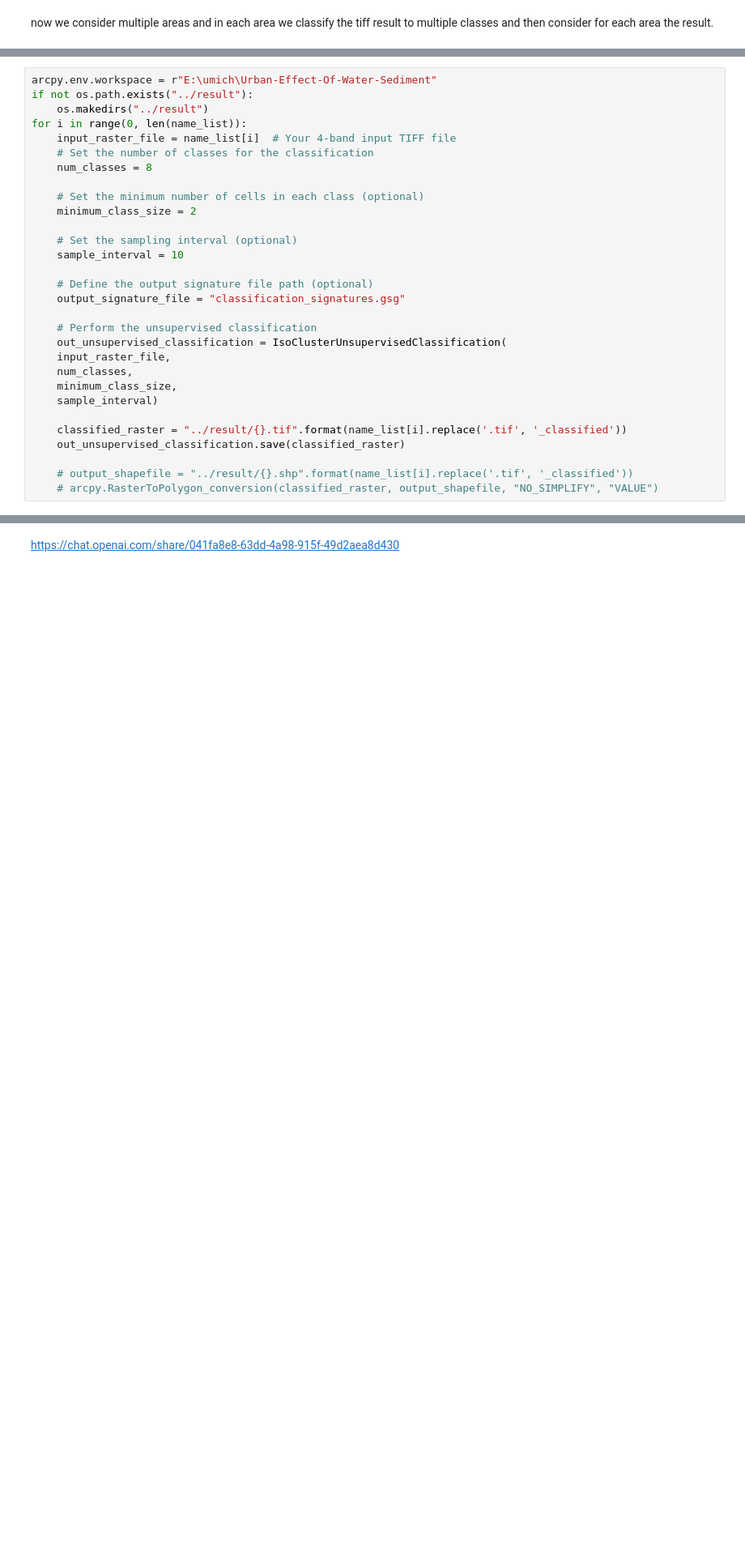
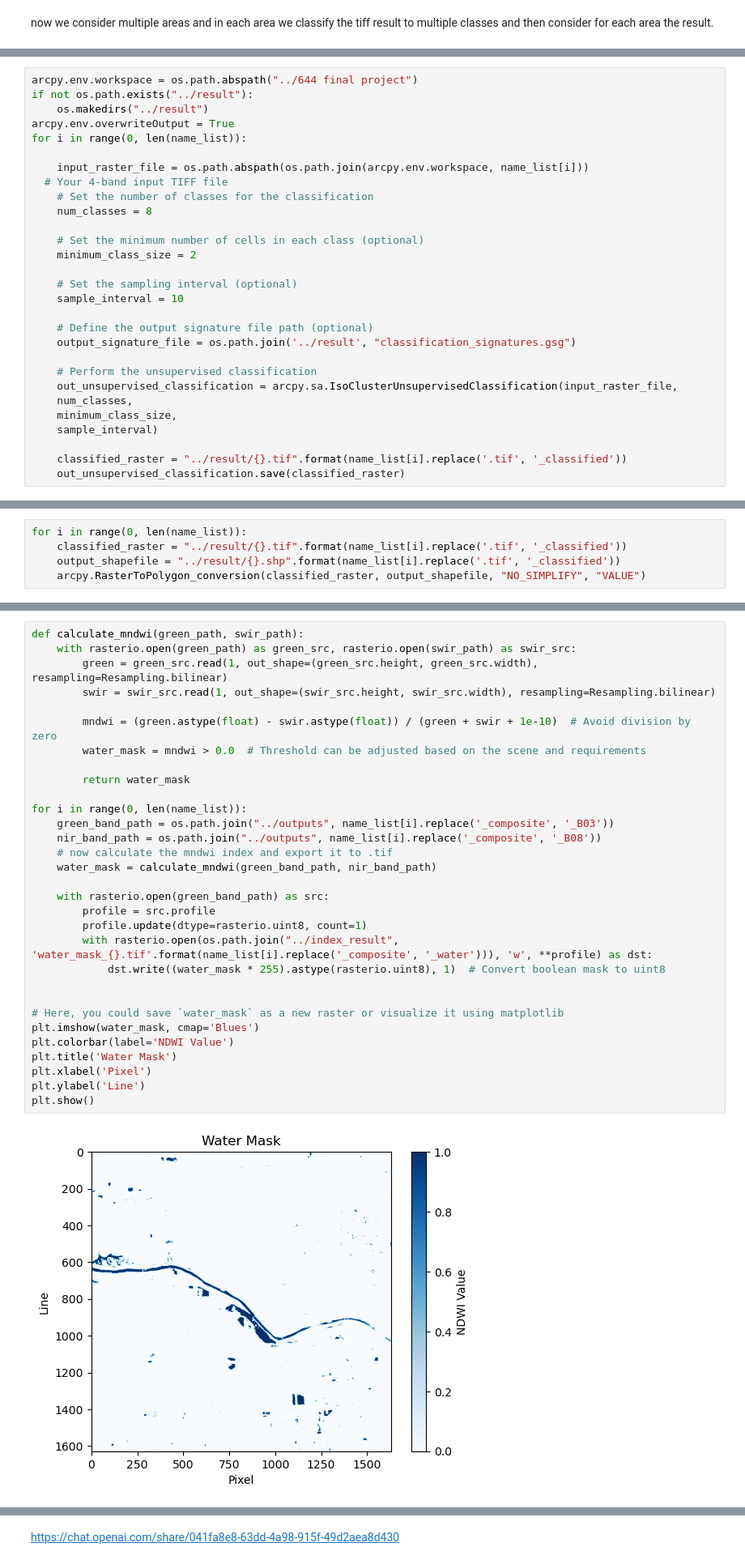
Before and after one commit to sergiozxy/Urban-Effect-Of-Water-Sediment, a Jupyter notebook: final result.ipynb, the cells around one changed output, grey strips where cells are left out. Shown at 81% size. Drawn from its saved outputs; the diff is of its cells as text; blank space fills up the shorter version.

```diff
--- a/final result.ipynb
+++ b/final result.ipynb
@@ -495,9 +521,12 @@ now we consider multiple areas and in each area we classify the tiff result to m
 # %%
-arcpy.env.workspace = r"E:\umich\Urban-Effect-Of-Water-Sediment"
+arcpy.env.workspace = os.path.abspath("../644 final project")
 if not os.path.exists("../result"):
     os.makedirs("../result")
+arcpy.env.overwriteOutput = True
 for i in range(0, len(name_list)):
-    input_raster_file = name_list[i]  # Your 4-band input TIFF file
+
+    input_raster_file = os.path.abspath(os.path.join(arcpy.env.workspace, name_list[i]))
+  # Your 4-band input TIFF file
     # Set the number of classes for the classification
     num_classes = 8
 
@@ -508,17 +537,13 @@ for i in range(0, len(name_list)):
     sample_interval = 10
 
     # Define the output signature file path (optional)
-    output_signature_file = "classification_signatures.gsg"
+    output_signature_file = os.path.join('../result', "classification_signatures.gsg")
 
     # Perform the unsupervised classification
-    out_unsupervised_classification = IsoClusterUnsupervisedClassification(
-    input_raster_file,
+    out_unsupervised_classification = arcpy.sa.IsoClusterUnsupervisedClassification(input_raster_file,
     num_classes,
     minimum_class_size,
     sample_interval)
 
     classified_raster = "../result/{}.tif".format(name_list[i].replace('.tif', '_classified'))
     out_unsupervised_classification.save(classified_raster)
-
-    # output_shapefile = "../result/{}.shp".format(name_list[i].replace('.tif', '_classified'))
-    # arcpy.RasterToPolygon_conversion(classified_raster, output_shapefile, "NO_SIMPLIFY", "VALUE")
@@ -545,0 +552,5 @@ out_unsupervised_classification = IsoClusterUnsupervisedClassification(
+# %%
+for i in range(0, len(name_list)):
+    classified_raster = "../result/{}.tif".format(name_list[i].replace('.tif', '_classified'))
+    output_shapefile = "../result/{}.shp".format(name_list[i].replace('.tif', '_classified'))
+    arcpy.RasterToPolygon_conversion(classified_raster, output_shapefile, "NO_SIMPLIFY", "VALUE")
@@ -545,0 +583,33 @@ out_unsupervised_classification = IsoClusterUnsupervisedClassification(
+# %%
+def calculate_mndwi(green_path, swir_path):
+    with rasterio.open(green_path) as green_src, rasterio.open(swir_path) as swir_src:
+        green = green_src.read(1, out_shape=(green_src.height, green_src.width), resampling=Resampling.bilinear)
+        swir = swir_src.read(1, out_shape=(swir_src.height, swir_src.width), resampling=Resampling.bilinear)
+
+        mndwi = (green.astype(float) - swir.astype(float)) / (green + swir + 1e-10)  # Avoid division by zero
+        water_mask = mndwi > 0.0  # Threshold can be adjusted based on the scene and requirements
+
+        return water_mask
+
+for i in range(0, len(name_list)):
+    green_band_path = os.path.join("../outputs", name_list[i].replace('_composite', '_B03'))
+    nir_band_path = os.path.join("../outputs", name_list[i].replace('_composite', '_B08'))
+    # now calculate the mndwi index and export it to .tif
+    water_mask = calculate_mndwi(green_band_path, nir_band_path)
+
+    with rasterio.open(green_band_path) as src:
+        profile = src.profile
+        profile.update(dtype=rasterio.uint8, count=1)
+        with rasterio.open(os.path.join("../index_result", 'water_mask_{}.tif'.format(name_list[i].replace('_composite', '_water'))), 'w', **profile) as dst:
+            dst.write((water_mask * 255).astype(rasterio.uint8), 1)  # Convert boolean mask to uint8
+
+
+# Here, you could save `water_mask` as a new raster or visualize it using matplotlib
+plt.imshow(water_mask, cmap='Blues')
+plt.colorbar(label='NDWI Value')
+plt.title('Water Mask')
+plt.xlabel('Pixel')
+plt.ylabel('Line')
+plt.show()
+# %% [output]
+[figure, added]
```
Also changed, not shown: parts of 65 cells of this notebook.
